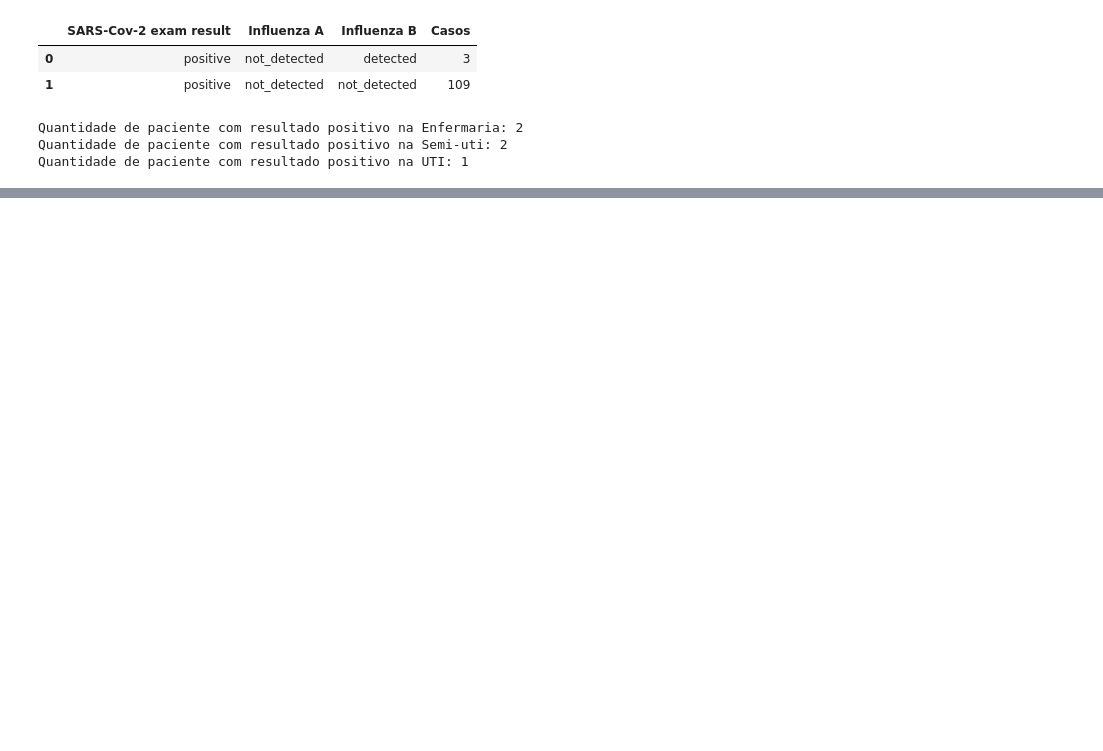
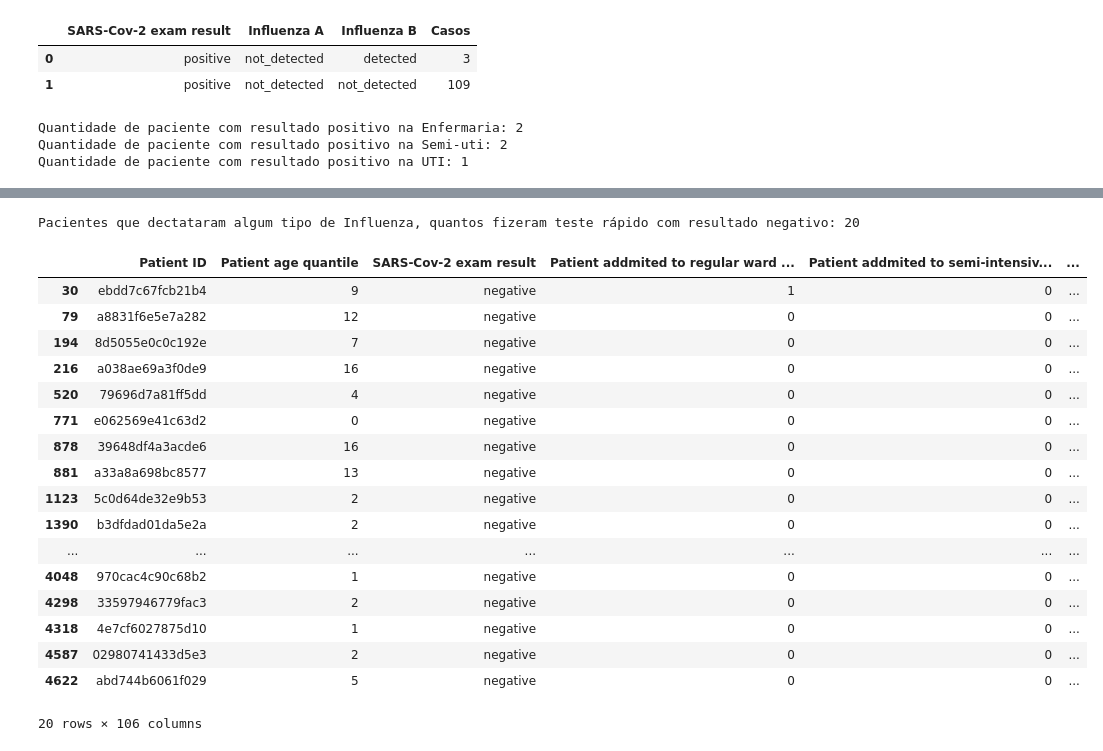
Before and after one commit to barbaramani/Teste-Analytics-Housi, a Jupyter notebook: Teste_Housi.ipynb, the cells around one changed output, grey strips where cells are left out. Saved outputs shown, nothing was run; the diff lists cells and outputs as text; code cells hidden in the pictures; blank space fills up the shorter version.

```diff
--- a/Teste_Housi.ipynb
+++ b/Teste_Housi.ipynb
@@ -234,0 +268,24 @@ Pacientes que dectataram algum tipo de Influenza, quantos fizeram teste rápido:
+# %%
+influenza_negative = tabela_covid[ ((tabela_covid['Influenza A'] == 'detected') & (tabela_covid['Influenza A, rapid test'] == 'negative') | (tabela_covid['Influenza B'] == 'detected') & (tabela_covid['Influenza B, rapid test'] == 'negative'))  ]
+print('Pacientes que dectataram algum tipo de Influenza, quantos fizeram teste rápido com resultado negativo:', len(influenza_negative.index))
+influenza_negative
+# %% [output]
+Pacientes que dectataram algum tipo de Influenza, quantos fizeram teste rápido com resultado negativo: 20
+|  | Patient ID | Patient age quantile | SARS-Cov-2 exam result | Patient addmited to regular ward ... | Patient addmited to semi-intensiv... | ... |
+| 30 | ebdd7c67fcb21b4 | 9 | negative | 1 | 0 | ... |
+| 79 | a8831f6e5e7a282 | 12 | negative | 0 | 0 | ... |
+| 194 | 8d5055e0c0c192e | 7 | negative | 0 | 0 | ... |
+| 216 | a038ae69a3f0de9 | 16 | negative | 0 | 0 | ... |
+| 520 | 79696d7a81ff5dd | 4 | negative | 0 | 0 | ... |
+| 771 | e062569e41c63d2 | 0 | negative | 0 | 0 | ... |
+| 878 | 39648df4a3acde6 | 16 | negative | 0 | 0 | ... |
+| 881 | a33a8a698bc8577 | 13 | negative | 0 | 0 | ... |
+| 1123 | 5c0d64de32e9b53 | 2 | negative | 0 | 0 | ... |
+| 1390 | b3dfdad01da5e2a | 2 | negative | 0 | 0 | ... |
+| ... | ... | ... | ... | ... | ... | ... |
+| 4048 | 970cac4c90c68b2 | 1 | negative | 0 | 0 | ... |
+| 4298 | 33597946779fac3 | 2 | negative | 0 | 0 | ... |
+| 4318 | 4e7cf6027875d10 | 1 | negative | 0 | 0 | ... |
+| 4587 | 02980741433d5e3 | 2 | negative | 0 | 0 | ... |
+| 4622 | abd744b6061f029 | 5 | negative | 0 | 0 | ... |
+20 rows × 106 columns
```
Also changed, not shown: parts of 13 cells of this notebook.
